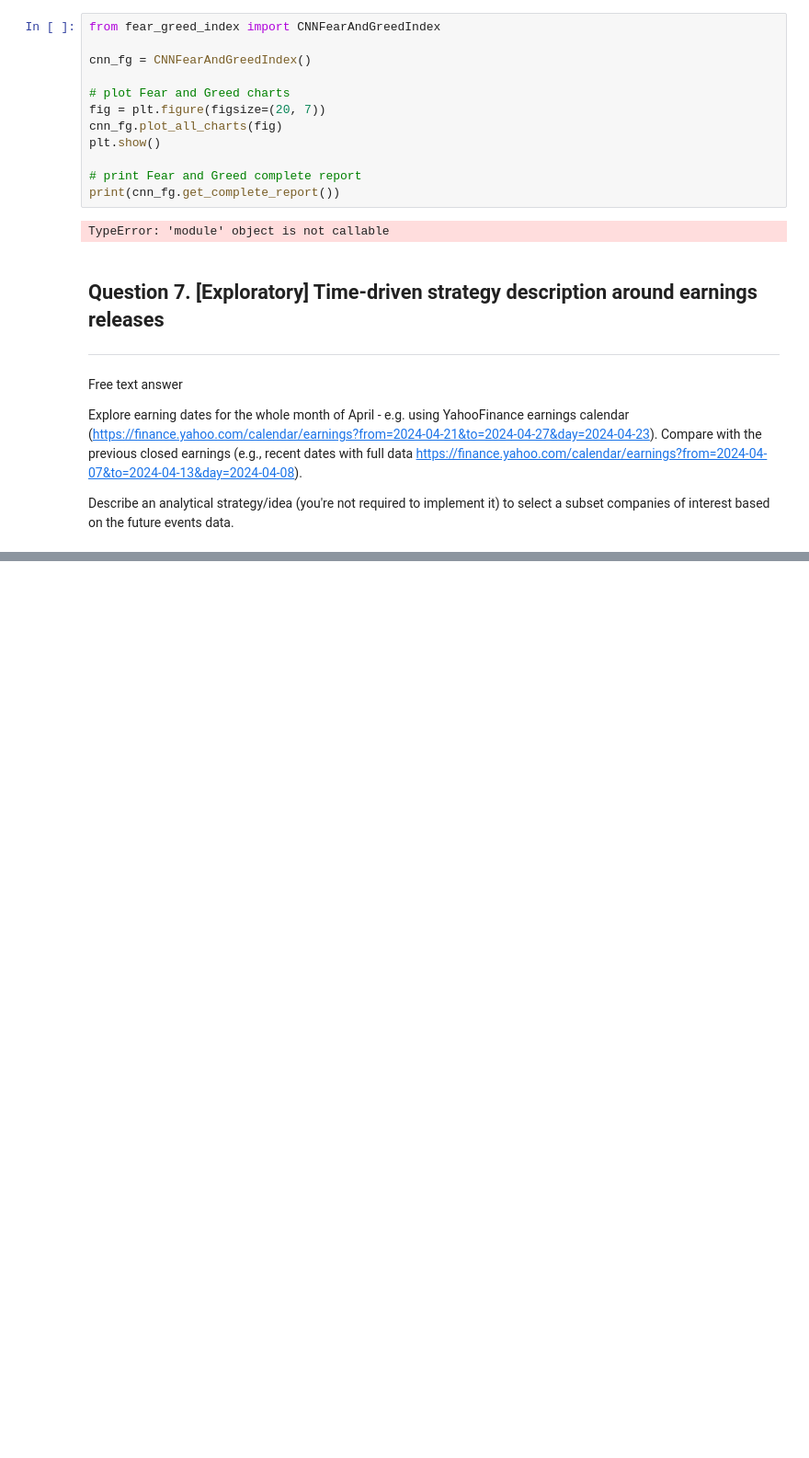
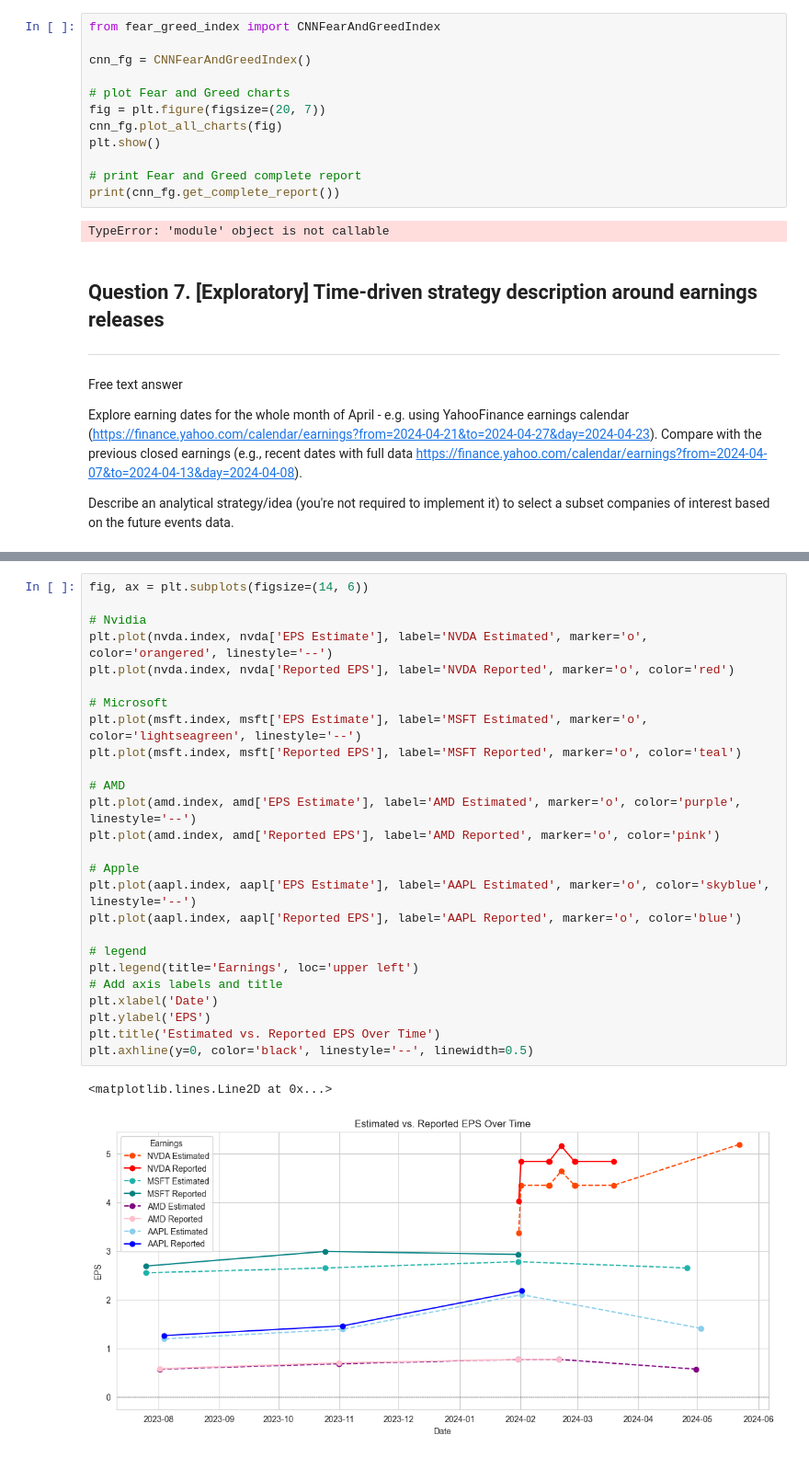
Before and after one commit to Ocean-code-1995/stock-market-analytics-zoomcamp, a Jupyter notebook: Module1/homework1.ipynb, the cells around one changed output, grey strips where cells are left out. Shown at 92% size. Saved outputs shown, nothing was run; the diff lists cells and outputs as text; blank space fills up the shorter version.

Commit message:
earning anaylsis of last question added for 1st hw - still room for improvement

```diff
--- a/Module1/homework1.ipynb
+++ b/Module1/homework1.ipynb
@@ -736,0 +860,29 @@ Describe an analytical strategy/idea (you're not required to implement it) to se
+# %%
+fig, ax = plt.subplots(figsize=(14, 6))
+
+# Nvidia
+plt.plot(nvda.index, nvda['EPS Estimate'], label='NVDA Estimated', marker='o', color='orangered', linestyle='--')
+plt.plot(nvda.index, nvda['Reported EPS'], label='NVDA Reported', marker='o', color='red')
+
+# Microsoft
+plt.plot(msft.index, msft['EPS Estimate'], label='MSFT Estimated', marker='o', color='lightseagreen', linestyle='--')
+plt.plot(msft.index, msft['Reported EPS'], label='MSFT Reported', marker='o', color='teal')
+
+# AMD
+plt.plot(amd.index, amd['EPS Estimate'], label='AMD Estimated', marker='o', color='purple', linestyle='--')
+plt.plot(amd.index, amd['Reported EPS'], label='AMD Reported', marker='o', color='pink')
+
+# Apple
+plt.plot(aapl.index, aapl['EPS Estimate'], label='AAPL Estimated', marker='o', color='skyblue', linestyle='--')
+plt.plot(aapl.index, aapl['Reported EPS'], label='AAPL Reported', marker='o', color='blue')
+
+# legend
+plt.legend(title='Earnings', loc='upper left')
+# Add axis labels and title
+plt.xlabel('Date')
+plt.ylabel('EPS')
+plt.title('Estimated vs. Reported EPS Over Time')
+plt.axhline(y=0, color='black', linestyle='--', linewidth=0.5)
+# %% [output]
+<matplotlib.lines.Line2D at 0x...>
+[figure, added]
```
Also changed, not shown: parts of 8 cells of this notebook, 2 other files.
